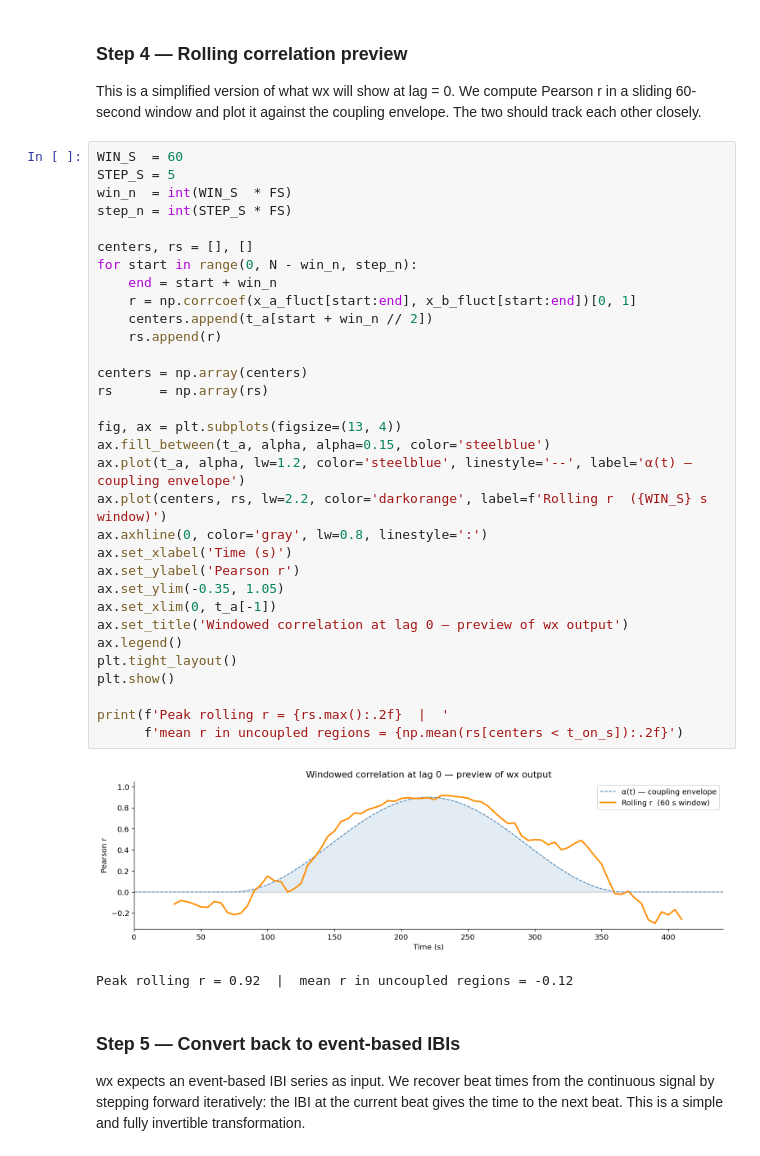
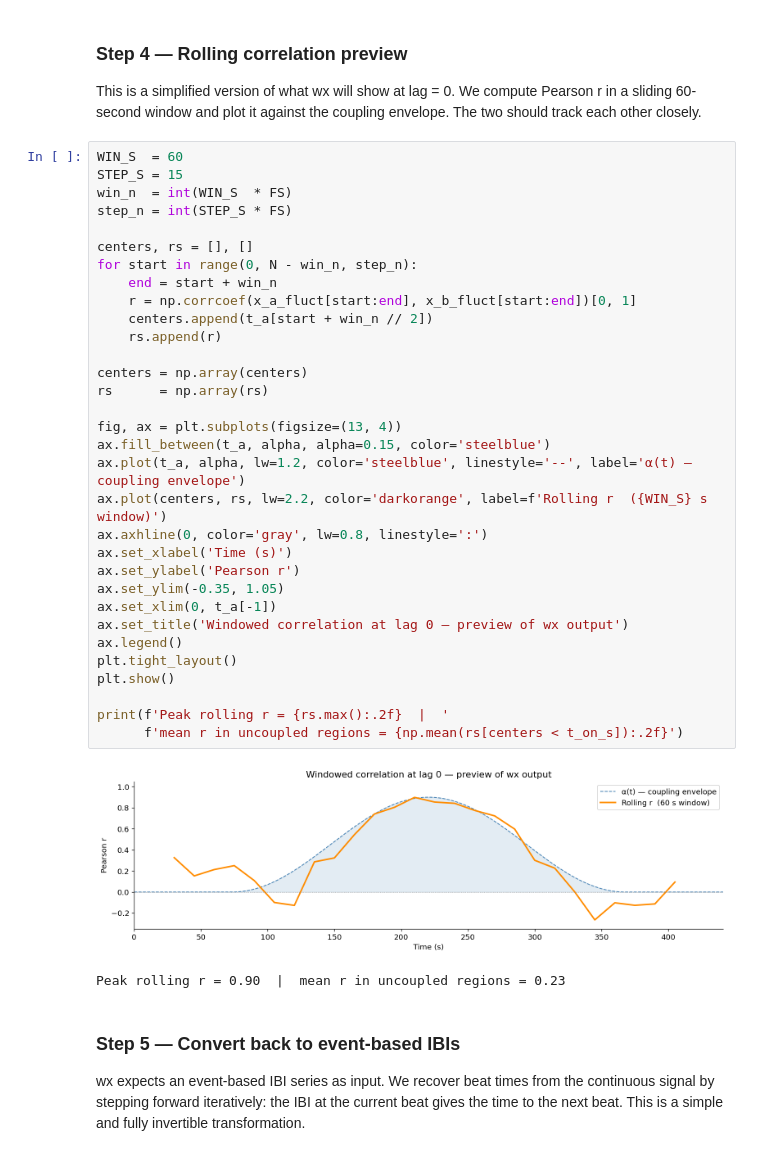
Before and after one commit to wunderwald/wx, a Jupyter notebook: simulated_data/simulated_data.ipynb, the cells around one changed output. Cells and saved outputs as stored; diff of their text form.

Commit message:
update step size

```diff
--- a/simulated_data/simulated_data.ipynb
+++ b/simulated_data/simulated_data.ipynb
@@ -339,39 +339,39 @@ We compute Pearson r in a sliding 60-second window and plot it against
 the coupling envelope. The two should track each other closely.
 # %%
 WIN_S  = 60
-STEP_S = 5
+STEP_S = 15
 win_n  = int(WIN_S  * FS)
 step_n = int(STEP_S * FS)
 
 centers, rs = [], []
 for start in range(0, N - win_n, step_n):
     end = start + win_n
     r = np.corrcoef(x_a_fluct[start:end], x_b_fluct[start:end])[0, 1]
     centers.append(t_a[start + win_n // 2])
     rs.append(r)
 
 centers = np.array(centers)
 rs      = np.array(rs)
 
 fig, ax = plt.subplots(figsize=(13, 4))
 ax.fill_between(t_a, alpha, alpha=0.15, color='steelblue')
 ax.plot(t_a, alpha, lw=1.2, color='steelblue', linestyle='--', label='α(t) — coupling envelope')
 ax.plot(centers, rs, lw=2.2, color='darkorange', label=f'Rolling r  ({WIN_S} s window)')
 ax.axhline(0, color='gray', lw=0.8, linestyle=':')
 ax.set_xlabel('Time (s)')
 ax.set_ylabel('Pearson r')
 ax.set_ylim(-0.35, 1.05)
 ax.set_xlim(0, t_a[-1])
 ax.set_title('Windowed correlation at lag 0 — preview of wx output')
 ax.legend()
 plt.tight_layout()
 plt.show()
 
 print(f'Peak rolling r = {rs.max():.2f}  |  '
       f'mean r in uncoupled regions = {np.mean(rs[centers < t_on_s]):.2f}')
 # %% [output]
-[figure, old version]
+[figure, new version]
-Peak rolling r = 0.92  |  mean r in uncoupled regions = -0.12
+Peak rolling r = 0.90  |  mean r in uncoupled regions = 0.23
 # %% [markdown]
 ### Step 5 — Convert back to event-based IBIs
 
```
Also changed, not shown: parts of 15 cells of this notebook, 6 other files.
